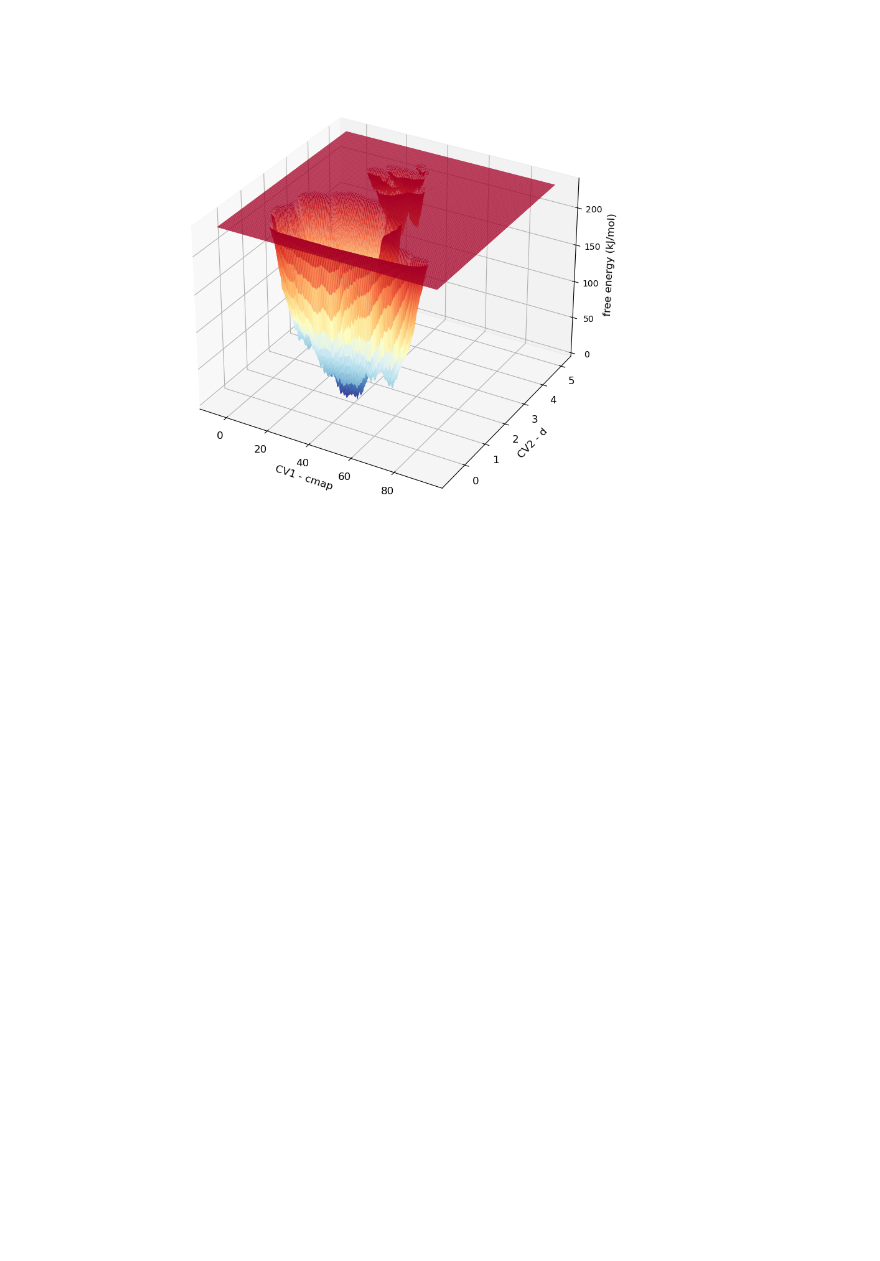
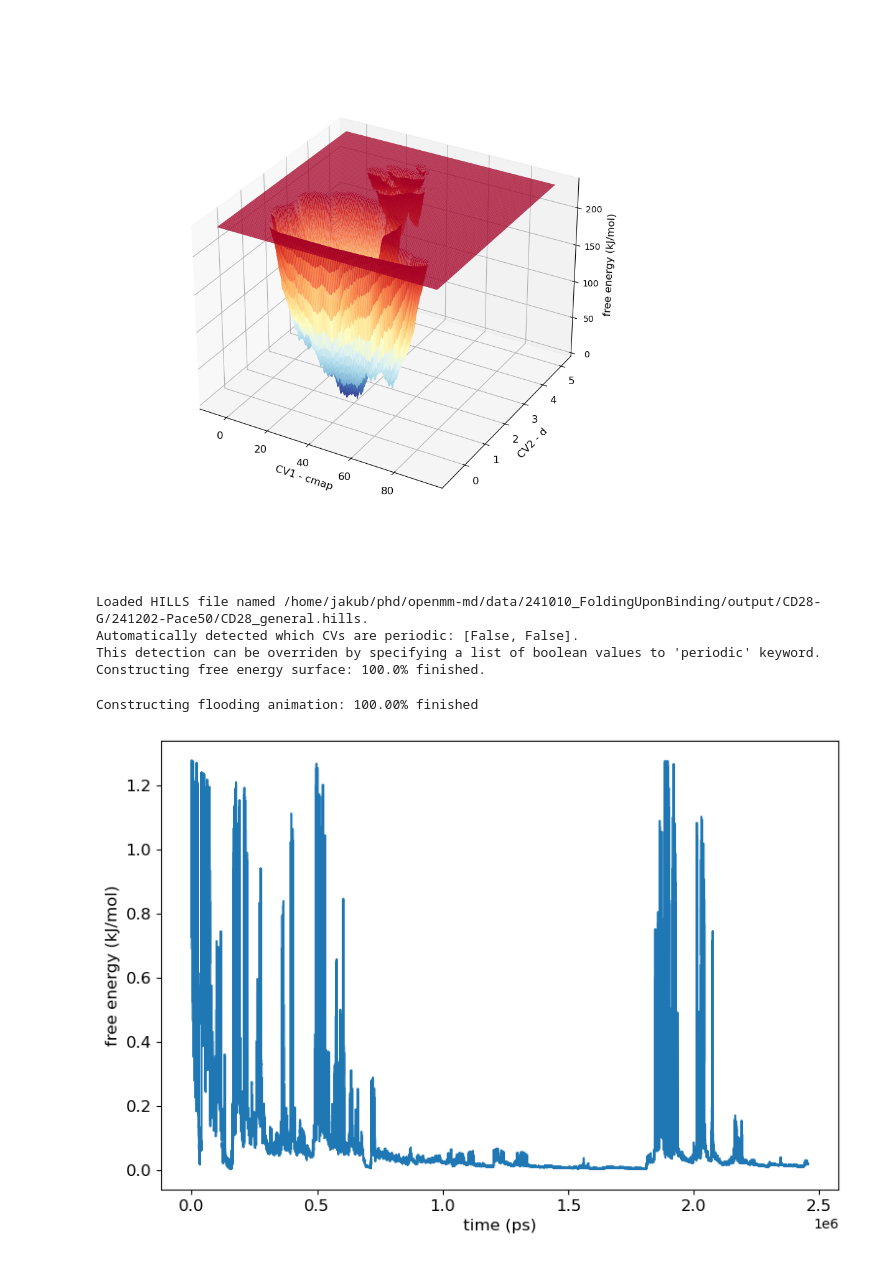
Before and after one commit to jakublala/openmm-md, a Jupyter notebook: scripts/241202_MetaDMiner/notebook.ipynb, the cells around one changed output. Saved outputs shown, nothing was run; the diff lists cells and outputs as text; code cells hidden in the pictures; blank space fills up the shorter version.

```diff
--- a/scripts/241202_MetaDMiner/notebook.ipynb
+++ b/scripts/241202_MetaDMiner/notebook.ipynb
@@ -90,3 +91,20 @@ Successfully installed ipympl-0.9.4 ipython-genutils-0.2.0
 fes.surface_plot()
 # %% [output]
 [figure]
+# %%
+import metadynminer
+hillsfile = metadynminer.Hills(name="/home/jakub/phd/openmm-md/data/241010_FoldingUponBinding/output/CD28-G/241202-Pace50/CD28_general.hills")
+fes = metadynminer.Fes(hillsfile)
+# %% [output]
+Loaded HILLS file named /home/jakub/phd/openmm-md/data/241010_FoldingUponBinding/output/CD28-G/241202-Pace50/CD28_general.hills.
+Automatically detected which CVs are periodic: [False, False].
+This detection can be overriden by specifying a list of boolean values to 'periodic' keyword.
+Constructing free energy surface: 100.0% finished.
+# %%
+fes.flooding_animation()
+# %% [output]
+Constructing flooding animation: 100.00% finished
+# %%
+hillsfile.plot_heights(png_name="picture.png")
+# %% [output]
+[figure, added]
```
Also changed, not shown: parts of 2 cells of this notebook, 14 other files.
